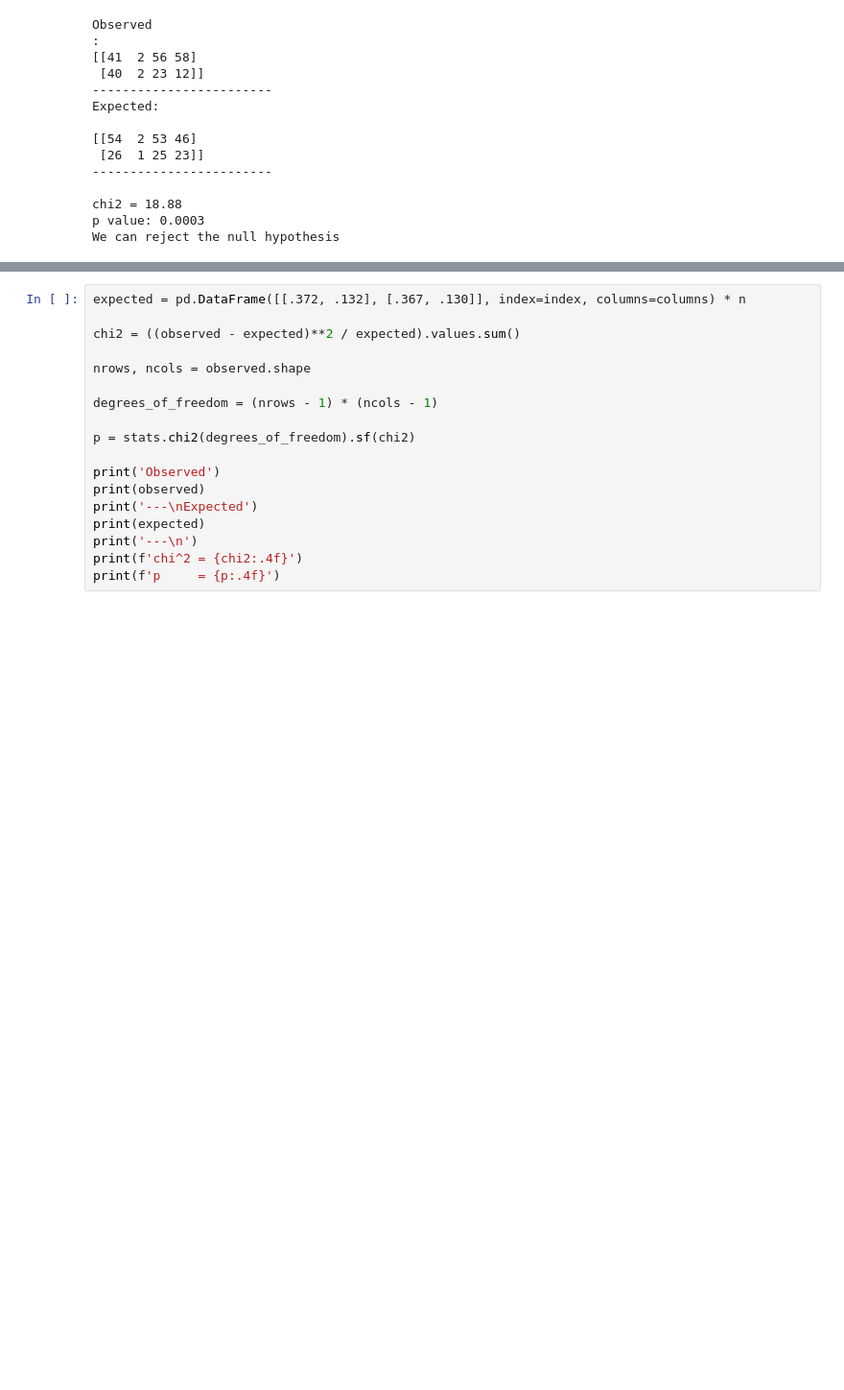
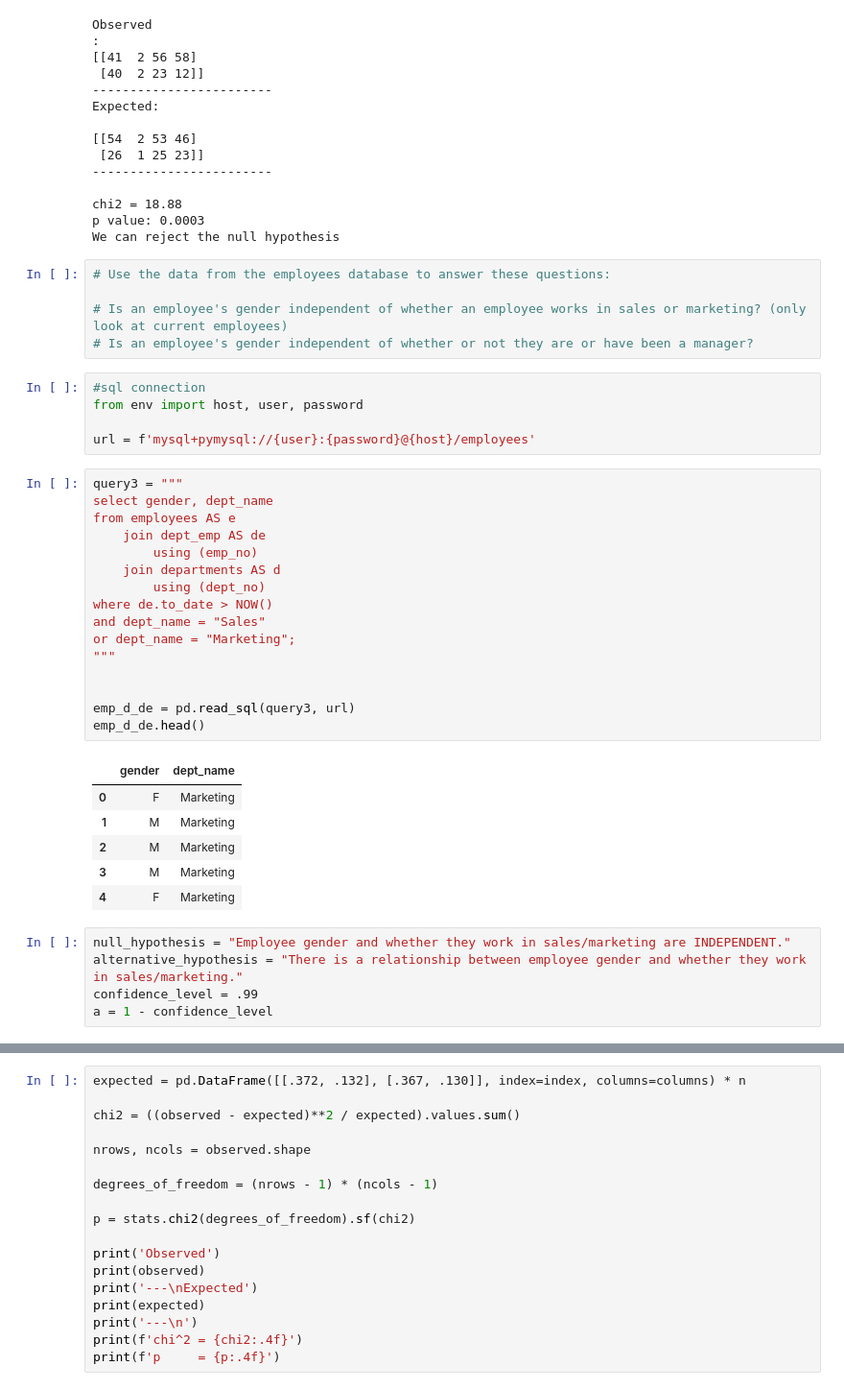
Before and after one commit to tim-keriazes/statistics-exercises, a Jupyter notebook: hypothesis_testing.ipynb, the cells around one changed output, grey strips where cells are left out. Shown: that part at 96% size. Saved outputs shown, nothing was run; the diff lists cells and outputs as text; blank space fills up the shorter version.

```diff
--- a/hypothesis_testing.ipynb
+++ b/hypothesis_testing.ipynb
@@ -857,3 +857,41 @@ Expected:
 chi2 = 18.88
 p value: 0.0003
 We can reject the null hypothesis
+# %%
+# Use the data from the employees database to answer these questions:
+
+# Is an employee's gender independent of whether an employee works in sales or marketing? (only look at current employees)
+# Is an employee's gender independent of whether or not they are or have been a manager?
+# %%
+#sql connection
+from env import host, user, password
+
+url = f'mysql+pymysql://{user}:{password}@{host}/employees'
+# %%
+query3 = """
+select gender, dept_name
+from employees AS e
+	join dept_emp AS de
+		using (emp_no)
+	join departments AS d
+		using (dept_no)
+where de.to_date > NOW()
+and dept_name = "Sales"
+or dept_name = "Marketing";
+"""
+
+
+emp_d_de = pd.read_sql(query3, url)
+emp_d_de.head()
+# %% [output]
+|  | gender | dept_name |
+| 0 | F | Marketing |
+| 1 | M | Marketing |
+| 2 | M | Marketing |
+| 3 | M | Marketing |
+| 4 | F | Marketing |
+# %%
+null_hypothesis = "Employee gender and whether they work in sales/marketing are INDEPENDENT."
+alternative_hypothesis = "There is a relationship between employee gender and whether they work in sales/marketing."
+confidence_level = .99
+a = 1 - confidence_level
```
Also changed, not shown: parts of 7 cells of this notebook.
